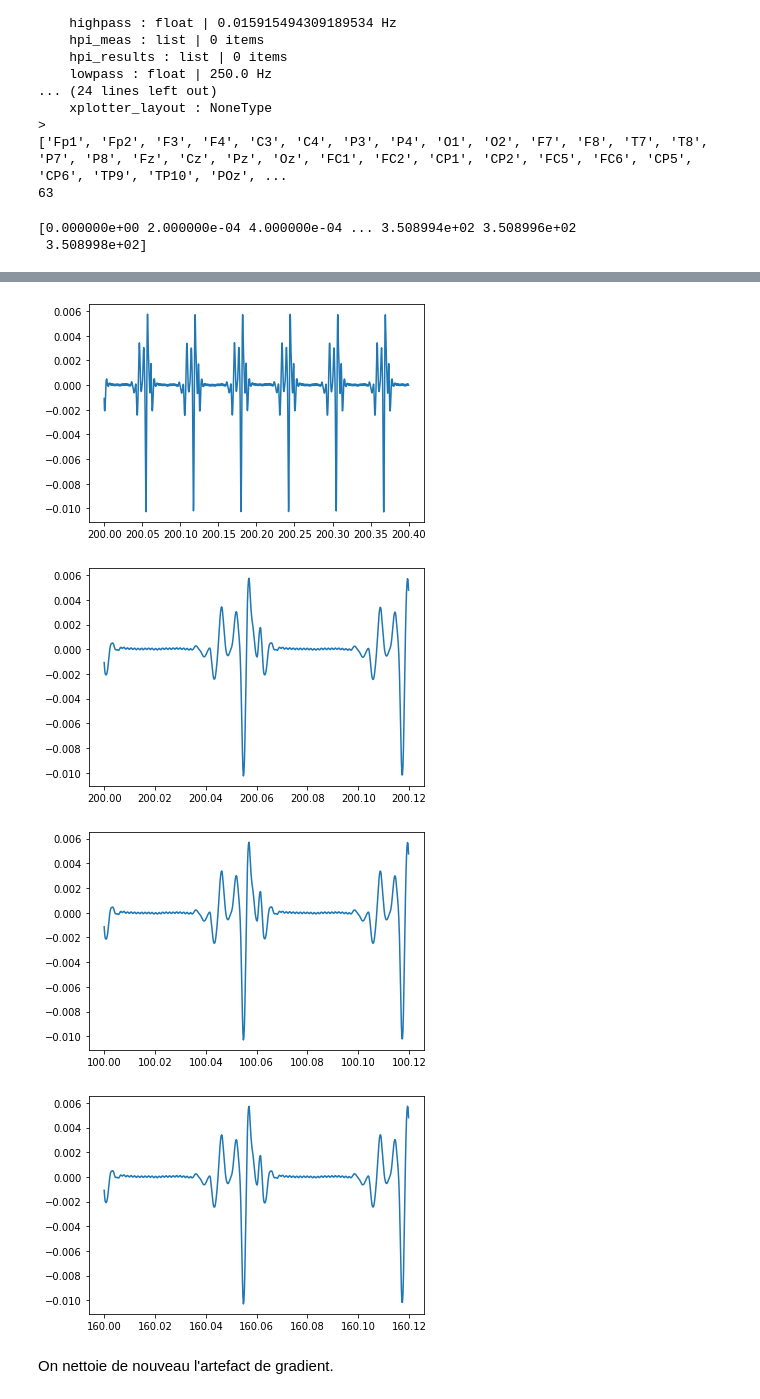
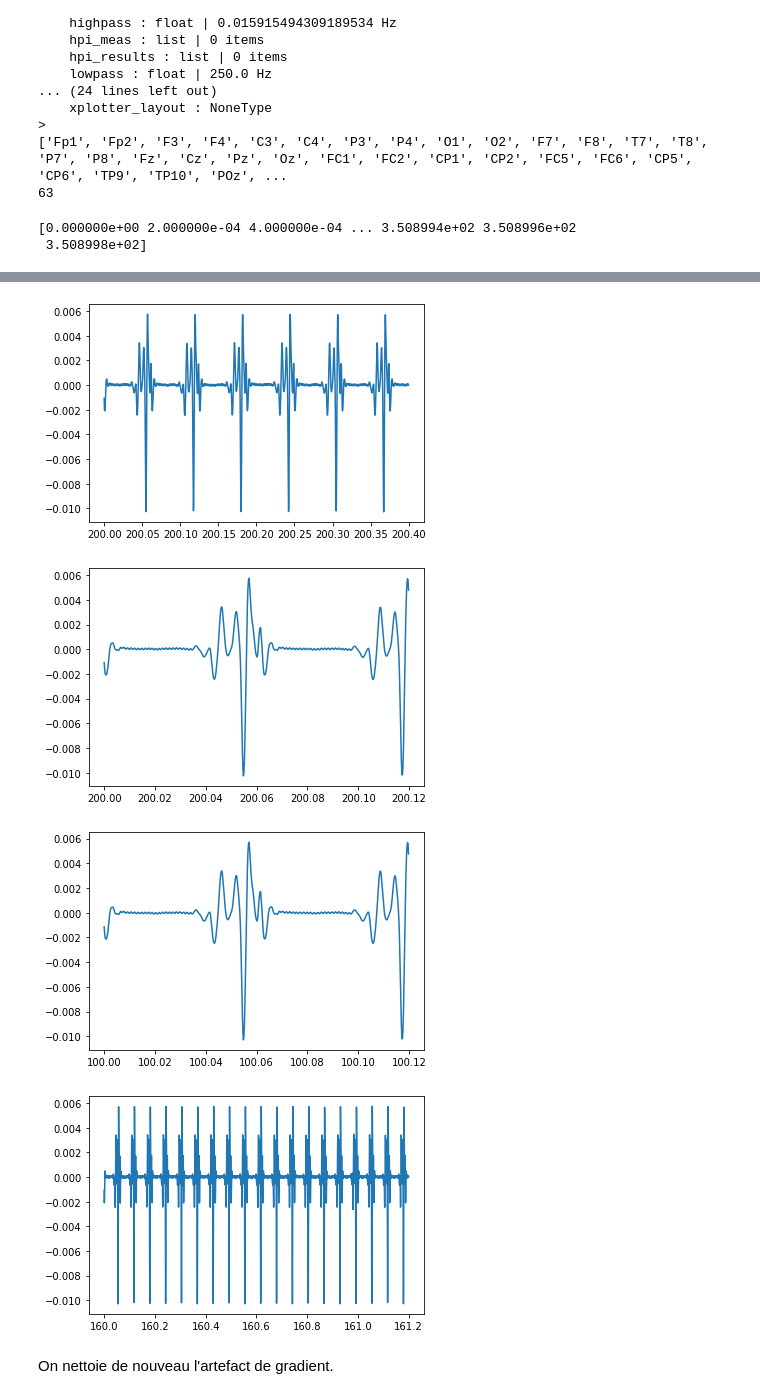
Before and after one commit to MaximeCaute/TraitementSignauxEEG, a Jupyter notebook: Notebooks/PreTraitementDonnees.ipynb, the cells around one changed output, grey strips where cells are left out. Saved outputs shown, nothing was run; the diff lists cells and outputs as text; code cells hidden in the pictures.

```diff
--- a/Notebooks/PreTraitementDonnees.ipynb
+++ b/Notebooks/PreTraitementDonnees.ipynb
@@ -599,31 +600,31 @@ print(eeg_channel_index)
 # %%
 eeg_data = raw_data[eeg_channel_index,:]
 
 print(raw_time)
 
 plt.plot(raw_time, eeg_data )
 plt.show()
 plt.plot(raw_time[1000000:1010000], eeg_data[1000000:1010000])
 plt.show()
 plt.plot(raw_time[1000000:1002000], eeg_data[1000000:1002000])
 plt.show()
 plt.plot(raw_time[1000000:1000600], eeg_data[1000000:1000600])
 plt.show()
 i = 500000
 plt.plot(raw_time[i:i+600], eeg_data[i:i+600])
 plt.show()
 i = 800000
-plt.plot(raw_time[i:i+600], eeg_data[i:i+600])
+plt.plot(raw_time[i:i+6000], eeg_data[i:i+6000])
 plt.show()
 # %% [output]
 [0.000000e+00 2.000000e-04 4.000000e-04 ... 3.508994e+02 3.508996e+02
  3.508998e+02]
 [figure]
 [figure]
 [figure]
 [figure]
 [figure]
-[figure, old version]
+[figure, new version]
 # %% [markdown]
 On nettoie de nouveau l'artefact de gradient.
 # %%
```
Also changed, not shown: parts of 3 cells of this notebook.
